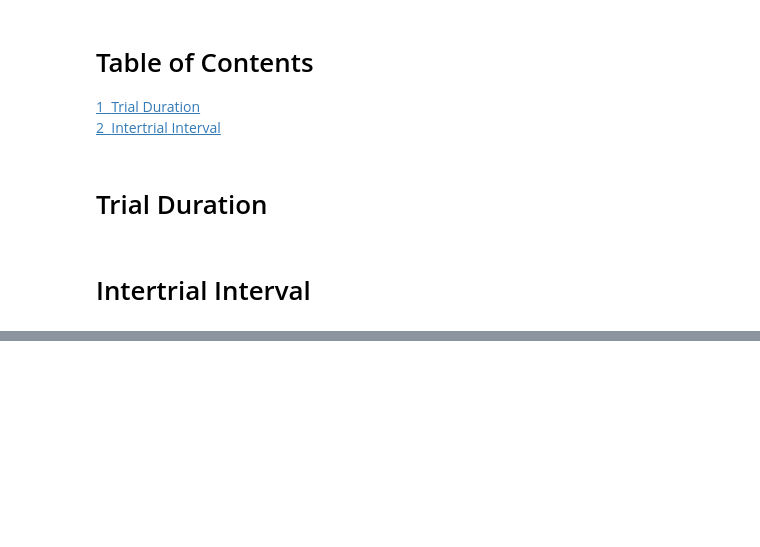
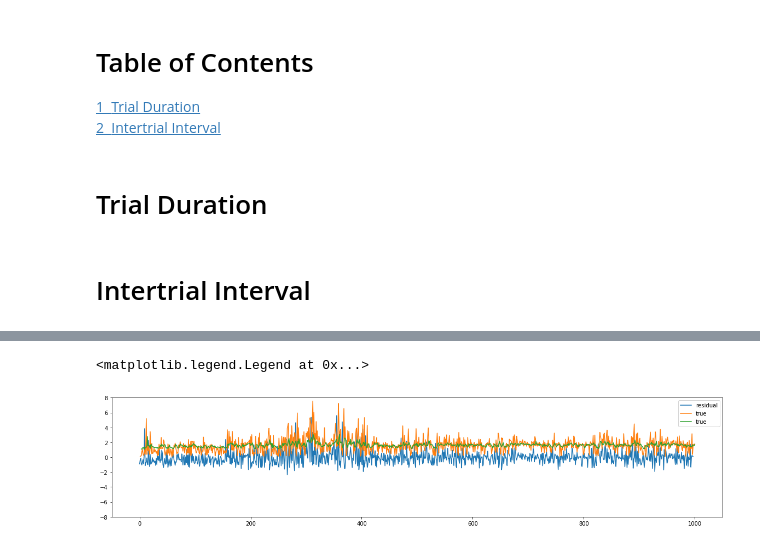
Before and after one commit to EstevaoUyra/spikelearn, a Jupyter notebook: notebooks/exploration/Behavior.ipynb, the cells around one changed output, grey strips where cells are left out. Drawn from its saved outputs; the diff is of its cells as text; code cells hidden in the pictures; blank space fills up the shorter version.

```diff
--- a/notebooks/exploration/Behavior.ipynb
+++ b/notebooks/exploration/Behavior.ipynb
@@ -51,0 +57,7 @@ plt.axvline(1000, linestyle='--', color='r')
+# %%
+def detrend_VAR(arr):
+    d = var_model.VAR(arr)
+    order = d.select_order(20)
+    res = d.fit(order['bic'])
+    residuals = arr[order['bic']:] - res.fittedvalues
+    return residuals
@@ -51,0 +75,2 @@ plt.axvline(1000, linestyle='--', color='r')
+# %%
+residuals = detrend_VAR(bhv[rat][['duration','intertrial_interval', 'rewarded']].values)
@@ -51,0 +95,9 @@ plt.axvline(1000, linestyle='--', color='r')
+# %%
+plt.plot(residuals[:,0], label='residual'); plt.ylim(-8,8)
+plt.plot(bhv[rat]['duration'], label='true'); plt.ylim(-8,8)
+plt.plot(bhv[rat]['duration'][2:]-residuals[:,0], label='true'); plt.ylim(-8,8)
+#plt.plot(residuals[:,1], label='ITI',alpha=.5);
+plt.legend()
+# %% [output]
+<matplotlib.legend.Legend at 0x...>
+[figure, added]
```
Also changed, not shown: parts of 19 cells of this notebook, 3 other files.
